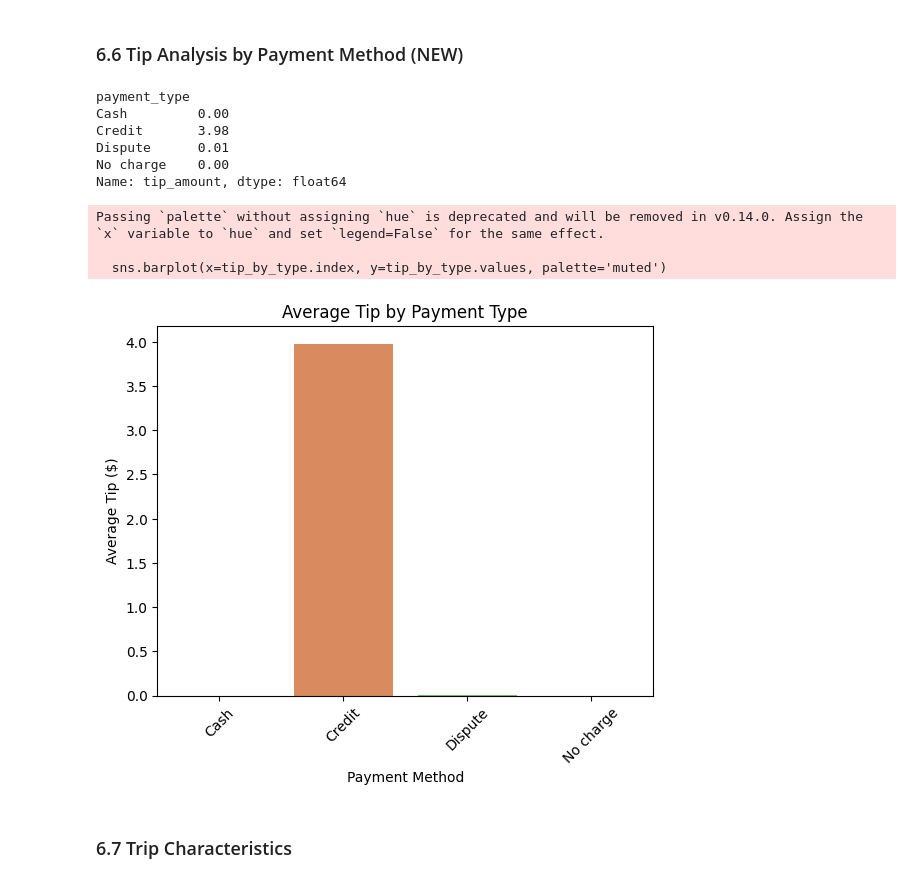
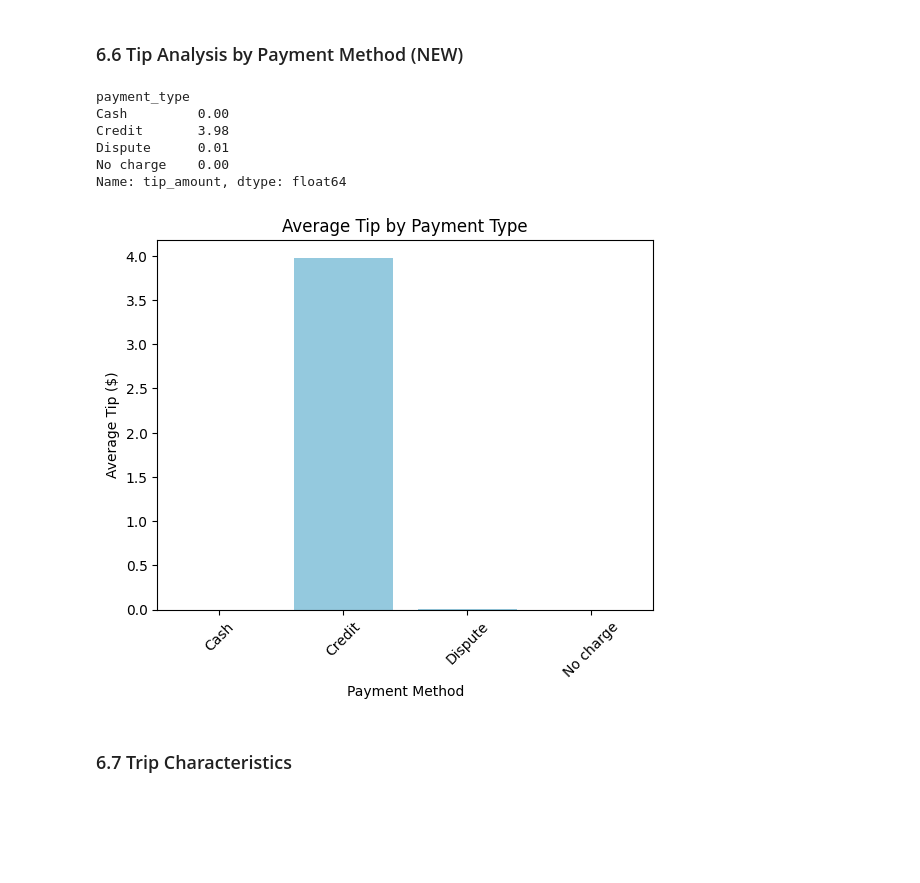
Before and after one commit to safoisgod/NYC-Yellow-Taxi-Trip, a Jupyter notebook: newanalysis.ipynb, the cells around one changed output. Drawn from its saved outputs; the diff is of its cells as text; code cells hidden in the pictures; blank space fills up the shorter version.

Commit message:
updated newanalysis.ipynb 'sns.barplot to remove future wanning error'

```diff
--- a/newanalysis.ipynb
+++ b/newanalysis.ipynb
@@ -335,23 +332,20 @@ plt.show()
 # %%
 tip_by_type = df.groupby('payment_type')['tip_amount'].mean().round(2)
 print(tip_by_type)
-sns.barplot(x=tip_by_type.index, y=tip_by_type.values, palette='muted')
+sns.barplot(x=tip_by_type.index, y=tip_by_type.values, color='skyblue')
 plt.title('Average Tip by Payment Type')
 plt.xlabel('Payment Method')
 plt.ylabel('Average Tip ($)')
 plt.xticks(rotation=45)
 plt.show()
 # %% [output]
 payment_type
 Cash         0.00
 Credit       3.98
 Dispute      0.01
 No charge    0.00
 Name: tip_amount, dtype: float64
-Passing `palette` without assigning `hue` is deprecated and will be removed in v0.14.0. Assign the `x` variable to `hue` and set `legend=False` for the same effect.
-
-  sns.barplot(x=tip_by_type.index, y=tip_by_type.values, palette='muted')
-[figure, old version]
+[figure, new version]
 # %% [markdown]
 ### 6.7 Trip Characteristics
 # %%
```
Also changed, not shown: parts of 2 cells of this notebook.
